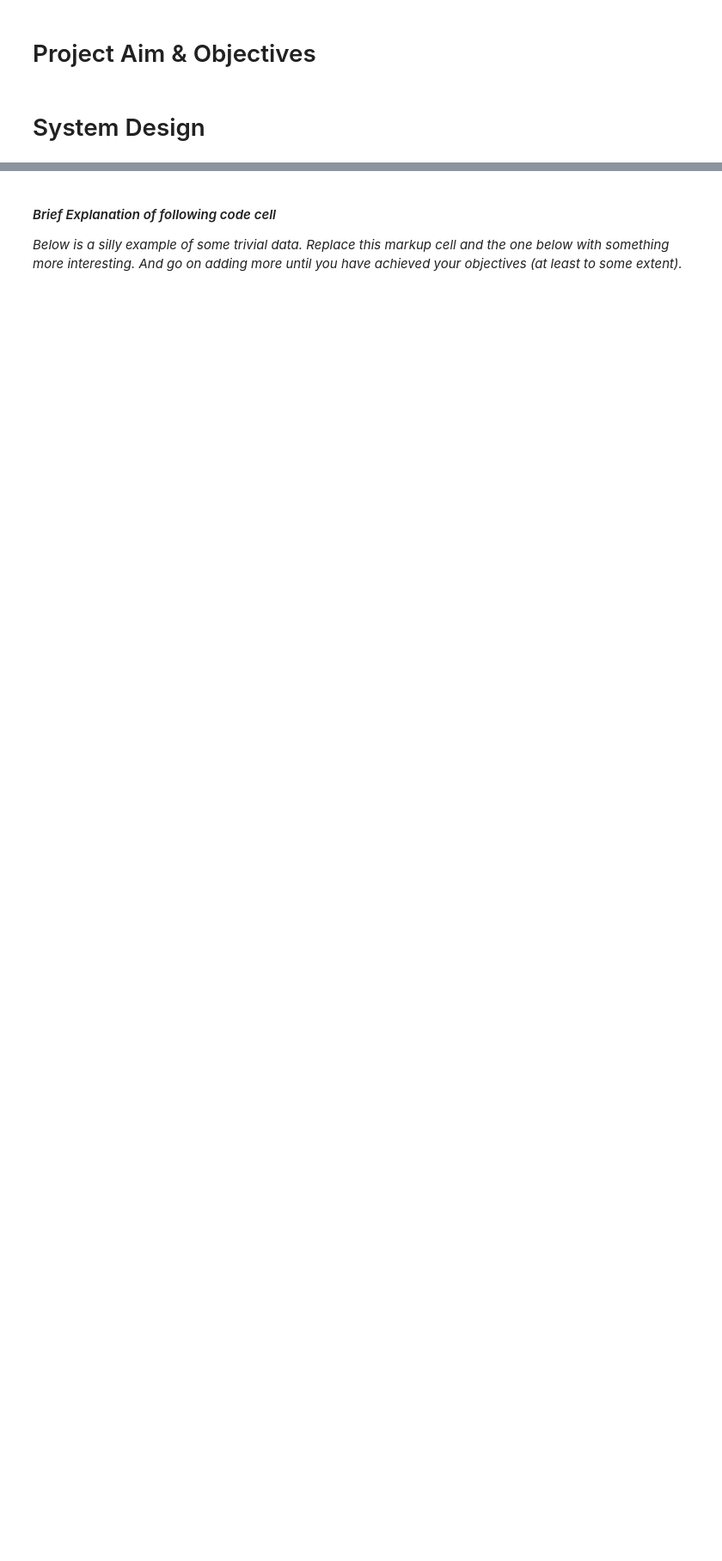
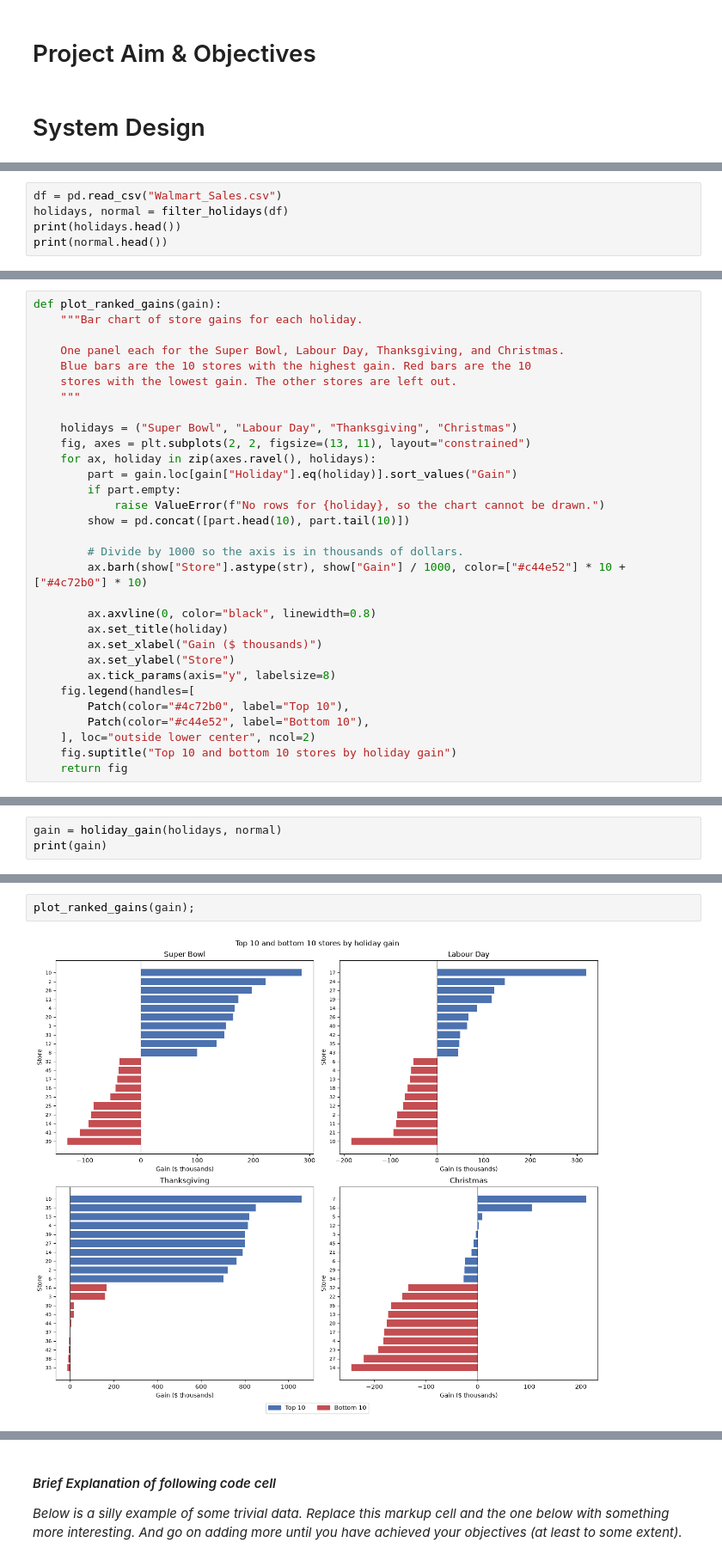
Before and after one commit to Sreehari05055/group_project, a Jupyter notebook: group_project.ipynb, the cells around one changed output, grey strips where cells are left out. Shown at 86% size. Cells and saved outputs as stored; diff of their text form; blank space fills up the shorter version.

```diff
--- a/group_project.ipynb
+++ b/group_project.ipynb
@@ -33,0 +77,5 @@ Each row is one store in one week. `Store` is only an identity number, from 1 to
+# %%
+df = pd.read_csv("Walmart_Sales.csv")
+holidays, normal = filter_holidays(df)
+print(holidays.head())
+print(normal.head())
@@ -33,0 +120,31 @@ Each row is one store in one week. `Store` is only an identity number, from 1 to
+# %%
+def plot_ranked_gains(gain):
+    """Bar chart of store gains for each holiday.
+
+    One panel each for the Super Bowl, Labour Day, Thanksgiving, and Christmas.
+    Blue bars are the 10 stores with the highest gain. Red bars are the 10
+    stores with the lowest gain. The other stores are left out.
+    """
+
+    holidays = ("Super Bowl", "Labour Day", "Thanksgiving", "Christmas")
+    fig, axes = plt.subplots(2, 2, figsize=(13, 11), layout="constrained")
+    for ax, holiday in zip(axes.ravel(), holidays):
+        part = gain.loc[gain["Holiday"].eq(holiday)].sort_values("Gain")
+        if part.empty:
+            raise ValueError(f"No rows for {holiday}, so the chart cannot be drawn.")
+        show = pd.concat([part.head(10), part.tail(10)])
+
+        # Divide by 1000 so the axis is in thousands of dollars.
+        ax.barh(show["Store"].astype(str), show["Gain"] / 1000, color=["#c44e52"] * 10 + ["#4c72b0"] * 10)
+
+        ax.axvline(0, color="black", linewidth=0.8)
+        ax.set_title(holiday)
+        ax.set_xlabel("Gain ($ thousands)")
+        ax.set_ylabel("Store")
+        ax.tick_params(axis="y", labelsize=8)
+    fig.legend(handles=[
+        Patch(color="#4c72b0", label="Top 10"),
+        Patch(color="#c44e52", label="Bottom 10"),
+    ], loc="outside lower center", ncol=2)
+    fig.suptitle("Top 10 and bottom 10 stores by holiday gain")
+    return fig
@@ -33,0 +153,3 @@ Each row is one store in one week. `Store` is only an identity number, from 1 to
+# %%
+gain = holiday_gain(holidays, normal)
+print(gain)
@@ -34,3 +235,7 @@ Each row is one store in one week. `Store` is only an identity number, from 1 to
+# %%
+plot_ranked_gains(gain);
+# %% [output]
+[figure, added]
 # %% [markdown]
 # Project Requirements
 _PLEASE DELETE THIS WHOLE CELL BEFORE SUBMITTING YOUR PROJECT_
```
Also changed, not shown: parts of 19 cells of this notebook.
